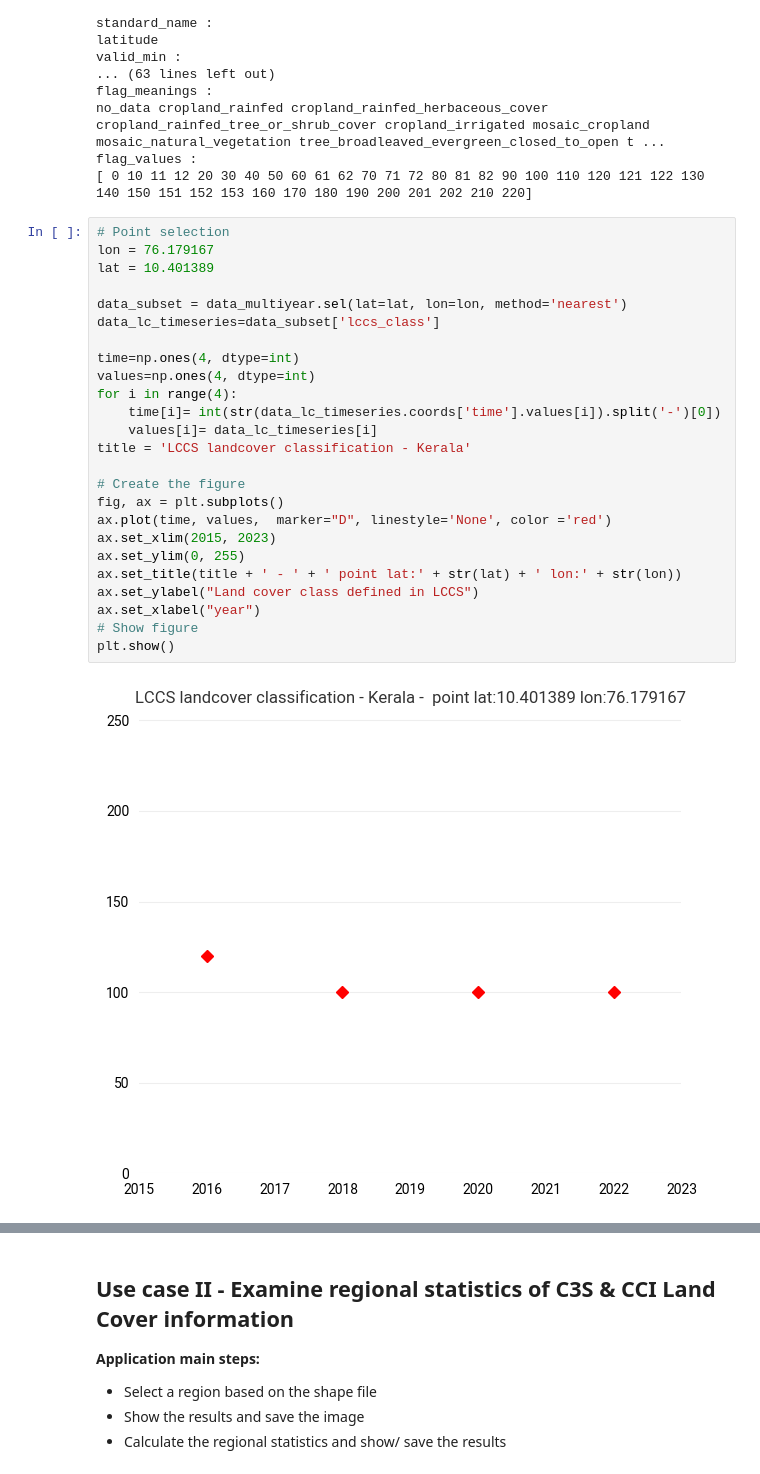
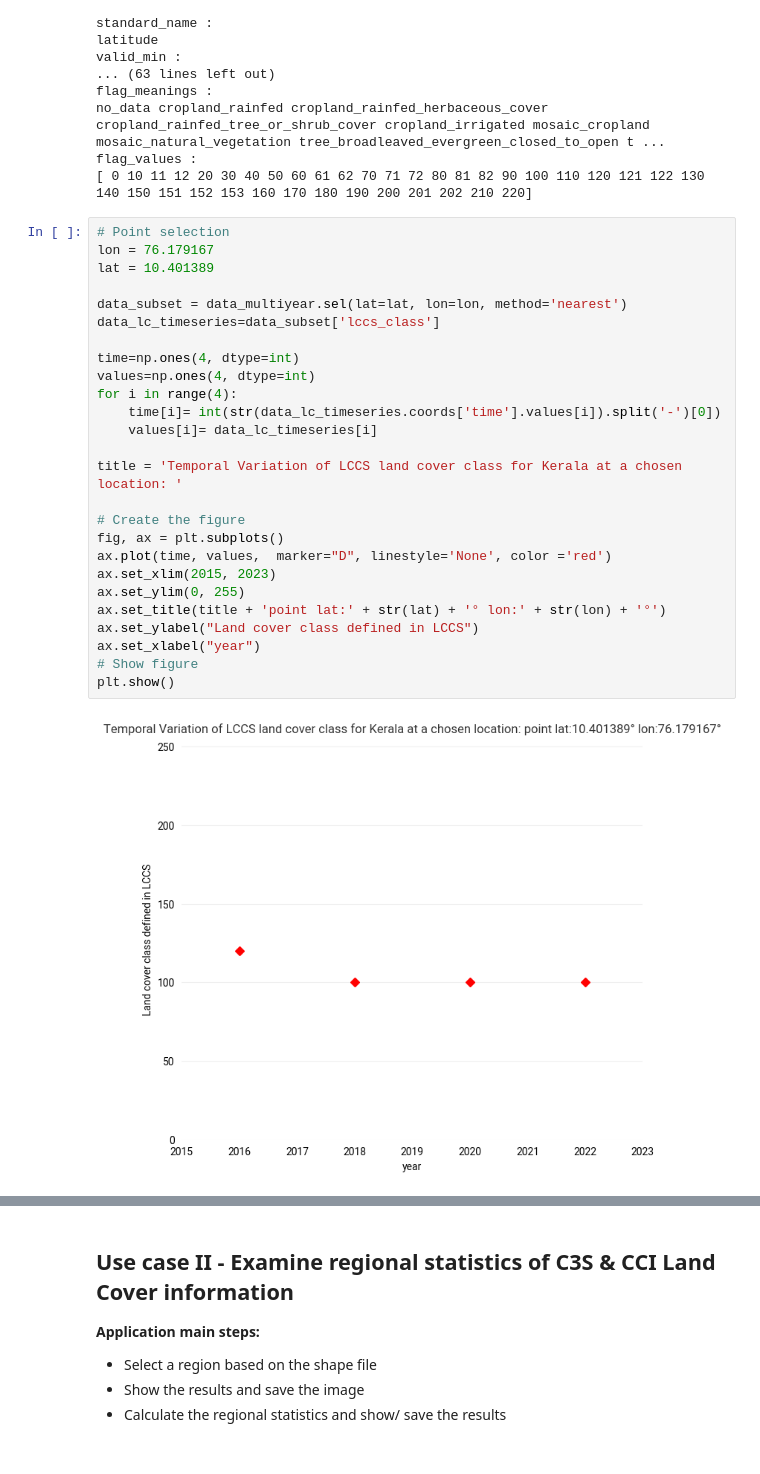
Before and after one commit to ecmwf-training/c3s-training-submodule-sat-obs-land, a Jupyter notebook: land-cover.ipynb, the cells around one changed output, grey strips where cells are left out. Cells and saved outputs as stored; diff of their text form.

```diff
--- a/land-cover.ipynb
+++ b/land-cover.ipynb
@@ -465,28 +470,29 @@ flag_values :
 # %%
 # Point selection
 lon = 76.179167
 lat = 10.401389
 
 data_subset = data_multiyear.sel(lat=lat, lon=lon, method='nearest')
 data_lc_timeseries=data_subset['lccs_class']
 
 time=np.ones(4, dtype=int)
 values=np.ones(4, dtype=int)
 for i in range(4):
     time[i]= int(str(data_lc_timeseries.coords['time'].values[i]).split('-')[0])
     values[i]= data_lc_timeseries[i]
-title = 'LCCS landcover classification - Kerala'
+
+title = 'Temporal Variation of LCCS land cover class for Kerala at a chosen location: '
 
 # Create the figure
 fig, ax = plt.subplots()
 ax.plot(time, values,  marker="D", linestyle='None', color ='red')
 ax.set_xlim(2015, 2023)
 ax.set_ylim(0, 255)
-ax.set_title(title + ' - ' + ' point lat:' + str(lat) + ' lon:' + str(lon))
+ax.set_title(title + 'point lat:' + str(lat) + '° lon:' + str(lon) + '°')
 ax.set_ylabel("Land cover class defined in LCCS")
 ax.set_xlabel("year")
 # Show figure
 plt.show()
 # %% [output]
-[figure, old version]
+[figure, new version]
 # %% [markdown]
```
Also changed, not shown: parts of 19 cells of this notebook.
